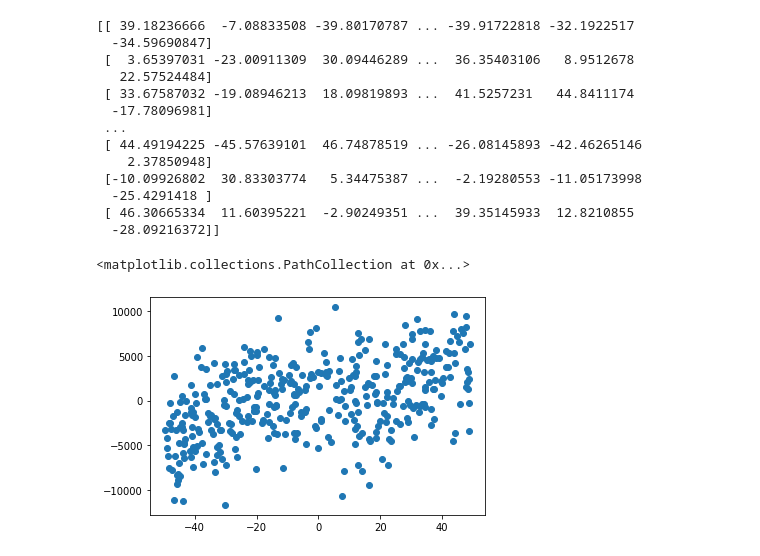
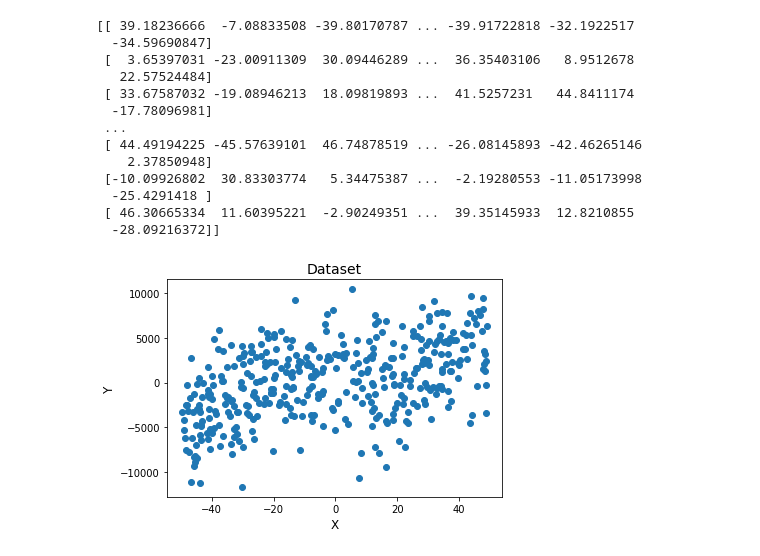
Before and after one commit to jiviteshjain/bias-variance-tradeoff, a Jupyter notebook: MDL-Assignment2.ipynb, the cells around one changed output. Saved outputs shown, nothing was run; the diff lists cells and outputs as text; code cells hidden in the pictures.

```diff
--- a/MDL-Assignment2.ipynb
+++ b/MDL-Assignment2.ipynb
@@ -43,8 +72,11 @@ print(train_X)
   -25.4291418 ]
  [ 46.30665334  11.60395221  -2.90249351 ...  39.35145933  12.8210855
   -28.09216372]]
-# %%
-plt.scatter(train_X[0],train_Y[0])
-# %% [output]
-<matplotlib.collections.PathCollection at 0x...>
-[figure, removed]
+# %%
+plt.scatter(train_X[0],train_Y[0])
+plt.xlabel('X',fontsize = 12)
+plt.ylabel('Y',fontsize = 12)
+plt.title('Dataset', fontsize = 14)
+plt.show()
+# %% [output]
+[figure, added]
```
Also changed, not shown: parts of 9 cells of this notebook, 2 other files.
